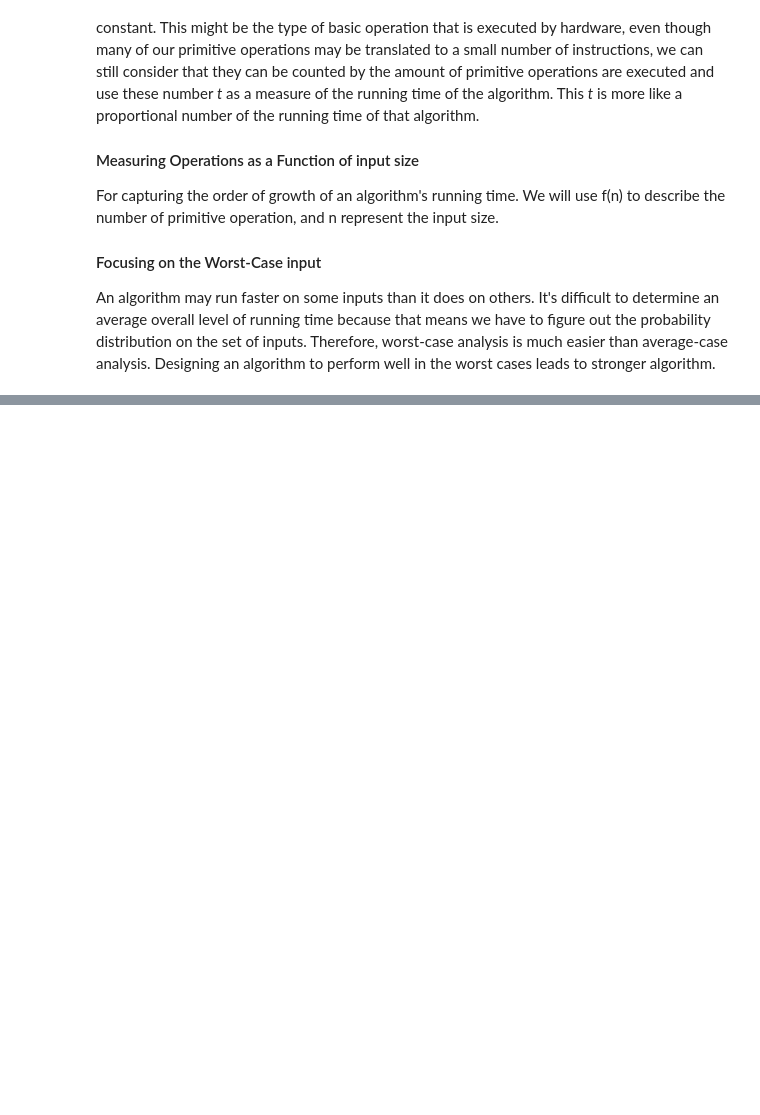
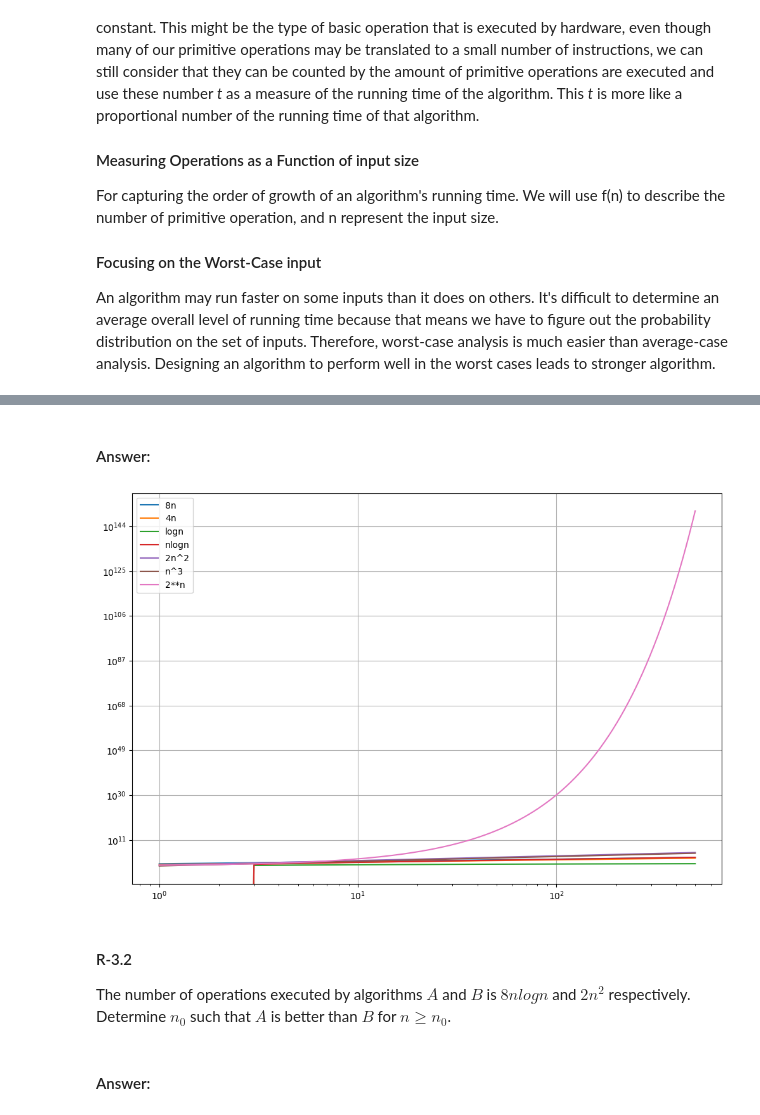
Before and after one commit to yummiko/DSA_Learning_Project, a Jupyter notebook: Chapter_3_Algorithm_Analysis/Chapter_3.ipynb, the cells around one changed output, grey strips where cells are left out. Drawn from its saved outputs; the diff is of its cells as text; code cells hidden in the pictures; blank space fills up the shorter version.

```diff
--- a/Chapter_3_Algorithm_Analysis/Chapter_3.ipynb
+++ b/Chapter_3_Algorithm_Analysis/Chapter_3.ipynb
@@ -212,0 +269,39 @@ such that = $c'g(n) \le f(n) \le c''g(n)$, for $n\ge n_0$
+# %% [markdown]
+#### Answer:
+# %%
+
+mp.dps = 50
+def save_log_2(n):
+    return round(math.log2(n),2) if n > 0 else 0
+
+def plot_log_scale_functions():
+    n = np.arange(1,501).astype(int)
+    function_dict = {"8n": lambda x: 8 * x,
+                    "4n": lambda x: 4 * x,
+                    "logn": lambda x: round(math.log2(x),2) if x > 2 else 0,
+                    "nlogn": lambda x: round(math.log2(x),2) * x if x > 2 else 0,
+                    "2n^2": lambda x: mp.power(x, 2) * 2,
+                    "n^3": lambda x: mp.power(x, 2),
+                    "2**n": lambda x: mp.power(2, x)}
+
+    plt.figure(figsize=(12,8))
+    plt.yscale('log')
+    plt.xscale('log')
+
+    for name, func in function_dict.items():
+        y = [func(x) for x in n]
+        plt.plot(n, y, label=name)
+
+    plt.legend()
+    plt.grid(True)
+    plt.show()
+
+plot_log_scale_functions()
+# %% [output]
+[figure, added]
+# %% [markdown]
+
+#### R-3.2
+The number of operations executed by algorithms $A$ and $B$ is $8n log n$ and $2n^2$ respectively. Determine $n_0$ such that $A$ is better than $B$ for $n \geq n_0$.
+# %% [markdown]
+#### Answer:
```
Also changed, not shown: parts of 108 cells of this notebook, 2 other files.
